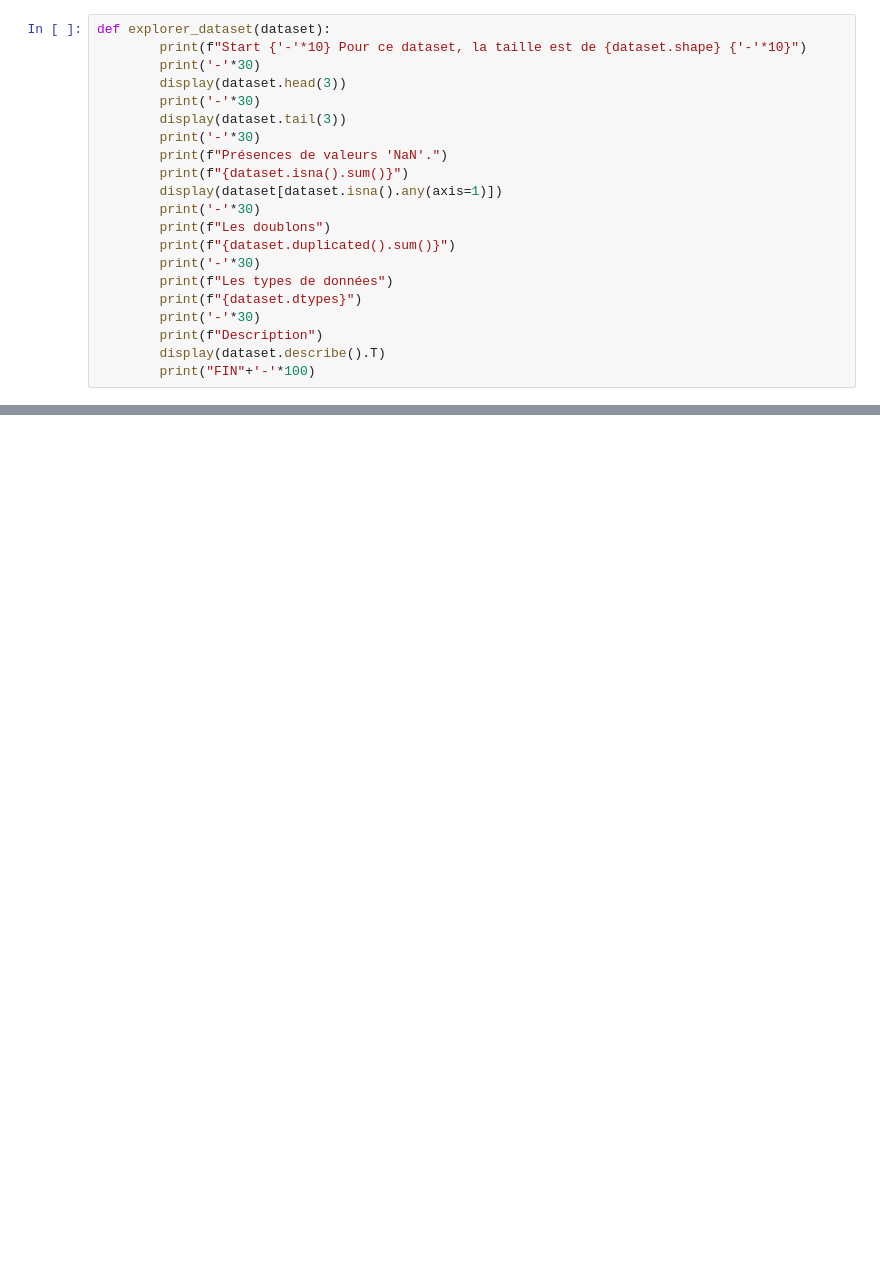
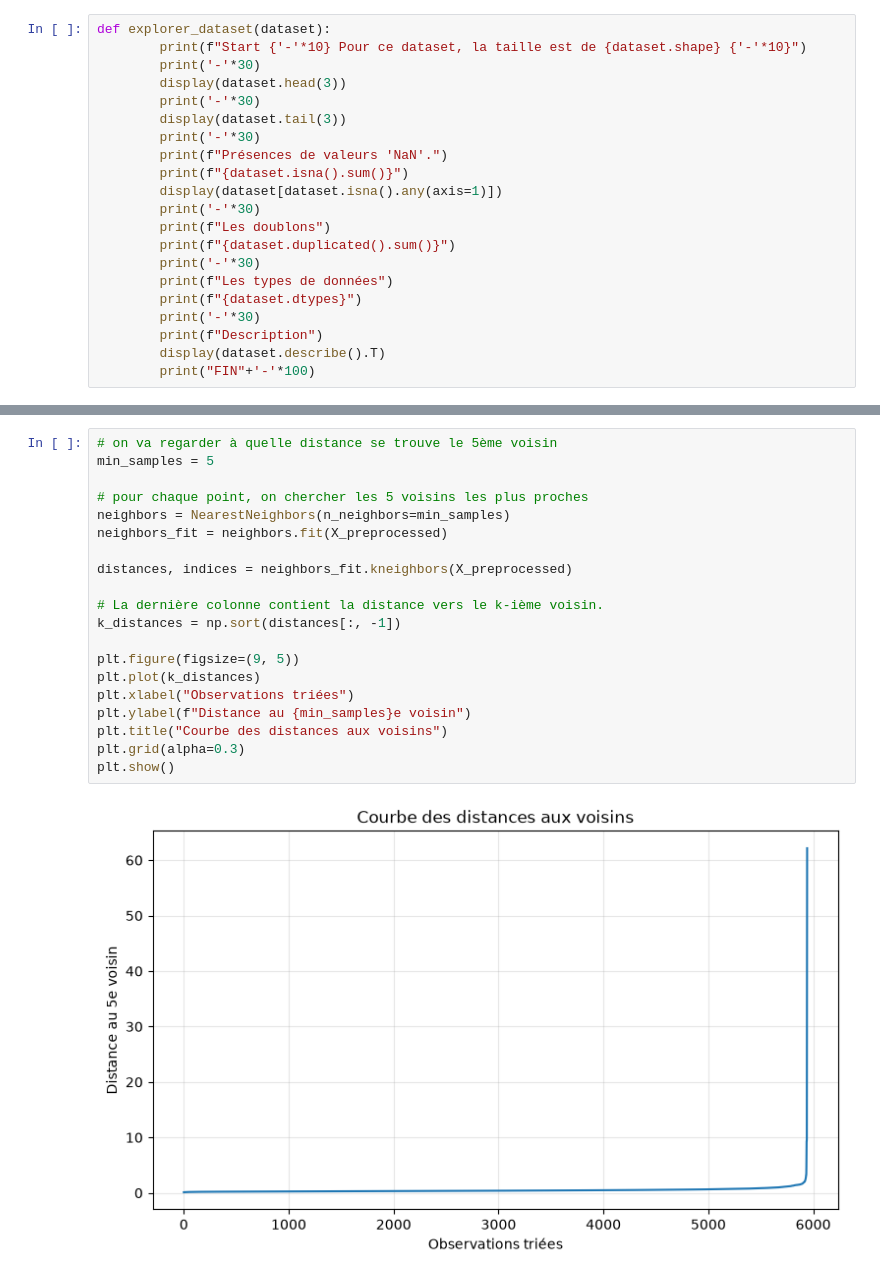
Before and after one commit to clawyunkai/Brief-15_retailcorps_Marketing, a Jupyter notebook: 02_PreparationAuMachineLearning_Chris.ipynb, the cells around one changed output, grey strips where cells are left out. Drawn from its saved outputs; the diff is of its cells as text; blank space fills up the shorter version.

```diff
--- a/02_PreparationAuMachineLearning_Chris.ipynb
+++ b/02_PreparationAuMachineLearning_Chris.ipynb
@@ -157,0 +320,22 @@ df_ML_customer.sample(10)
+# %%
+# on va regarder à quelle distance se trouve le 5ème voisin
+min_samples = 5
+
+# pour chaque point, on chercher les 5 voisins les plus proches
+neighbors = NearestNeighbors(n_neighbors=min_samples)
+neighbors_fit = neighbors.fit(X_preprocessed)
+
+distances, indices = neighbors_fit.kneighbors(X_preprocessed)
+
+# La dernière colonne contient la distance vers le k-ième voisin.
+k_distances = np.sort(distances[:, -1])
+
+plt.figure(figsize=(9, 5))
+plt.plot(k_distances)
+plt.xlabel("Observations triées")
+plt.ylabel(f"Distance au {min_samples}e voisin")
+plt.title("Courbe des distances aux voisins")
+plt.grid(alpha=0.3)
+plt.show()
+# %% [output]
+[figure, added]
```
Also changed, not shown: parts of 18 cells of this notebook, 2 other files.
